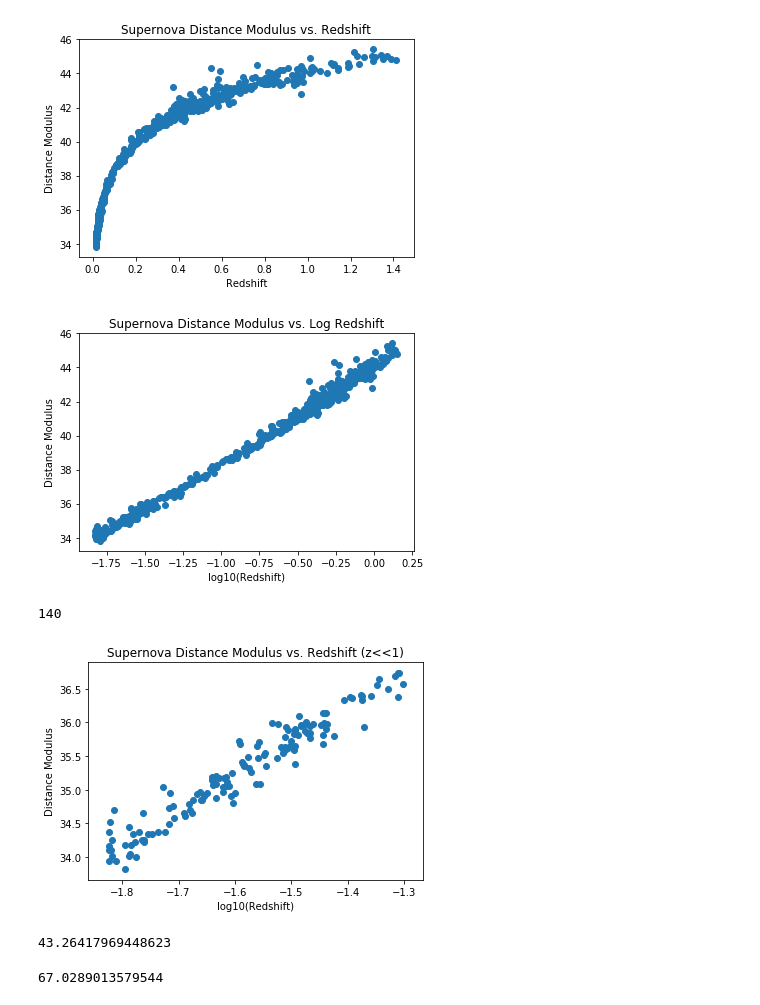
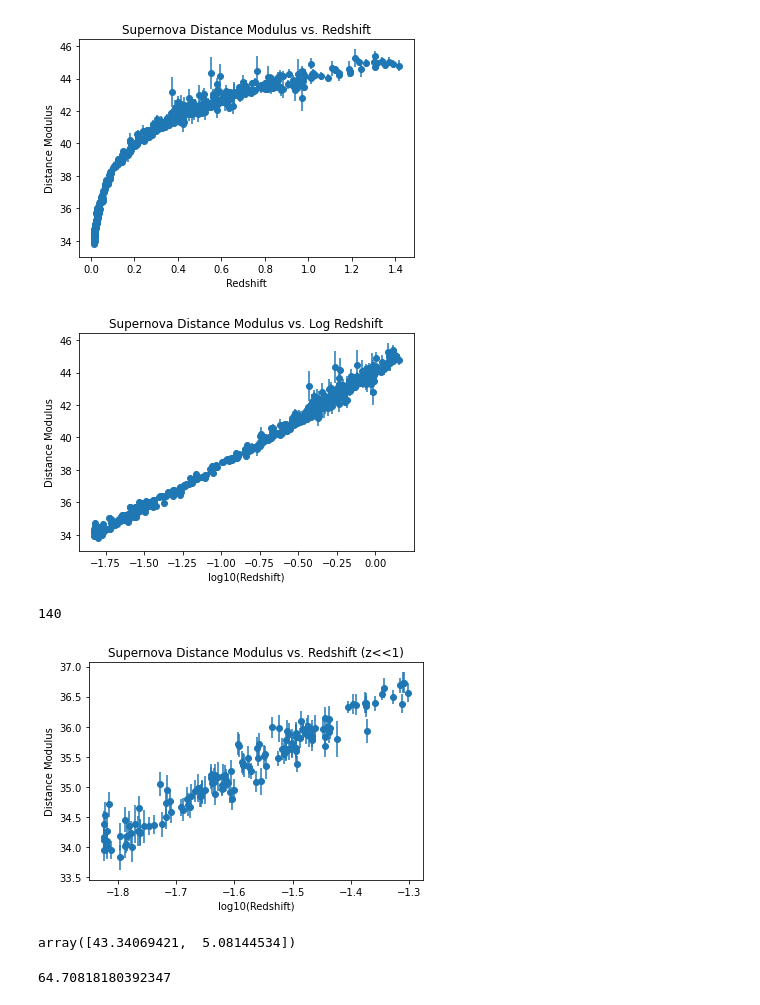
Before and after one commit to charlineshen/Constraining-Cosmological-Parameters-using-Supernovae, a Jupyter notebook: proj.ipynb, the cells around one changed output. Cells and saved outputs as stored; diff of their text form; code cells hidden in the pictures.

Commit message:
WLS and error bar

```diff
--- a/proj.ipynb
+++ b/proj.ipynb
@@ -6,44 +17,46 @@ from sklearn.linear_model import LinearRegression
 # %%
-sn_data = pd.read_csv("./data.txt", sep="\t", header=0)
-plt.scatter(sn_data["redshift"], sn_data["distance modulus"])
+plt.errorbar(sn_data["redshift"], sn_data["distance modulus"], yerr = sn_data["distance modulus error"], xerr=None, fmt='o')
 plt.xlabel('Redshift')
 plt.ylabel('Distance Modulus')
 plt.title('Supernova Distance Modulus vs. Redshift')
 plt.show()
 # %% [output]
-[figure, old version]
+[figure, new version]
 # %%
-plt.scatter(np.log10(sn_data["redshift"]), sn_data["distance modulus"])
+plt.errorbar(np.log10(sn_data["redshift"]), sn_data["distance modulus"], yerr = sn_data["distance modulus error"], xerr=None, fmt='o')
 plt.xlabel('log10(Redshift)')
 plt.ylabel('Distance Modulus')
 plt.title('Supernova Distance Modulus vs. Log Redshift')
 plt.show()
 # %% [output]
-[figure, old version]
+[figure, new version]
 # %%
 small_z_data = sn_data[sn_data["redshift"] < 0.05]
 print(len(small_z_data))
 # %% [output]
 140
 # %%
-plt.scatter(np.log10(small_z_data["redshift"]), small_z_data["distance modulus"])
+plt.errorbar(np.log10(small_z_data["redshift"]), small_z_data["distance modulus"], yerr = small_z_data["distance modulus error"], xerr=None, fmt='o')
 plt.xlabel('log10(Redshift)')
 plt.ylabel('Distance Modulus')
 plt.title('Supernova Distance Modulus vs. Redshift (z<<1)')
 plt.show()
 # %% [output]
-[figure, old version]
+[figure, new version]
 # %%
-H0_model = LinearRegression()
 X = np.array(np.log10(small_z_data["redshift"])).reshape(-1, 1)
+X = sm.add_constant(X) # add column of 1 for intercept
 y = np.array(small_z_data["distance modulus"])
 
-H0_model.fit(X, y)
-H0_model.intercept_
+# Weights for weighted least squares
+weights = 1 / np.array(small_z_data["distance modulus error"]) ** 2
+
+H0_model = sm.WLS(y, X, weights=weights).fit()
+H0_model.params
 # %% [output]
-43.26417969448623
+array([43.34069421,  5.08144534])
 # %%
-H0 = 70 * 10**((H0_model.intercept_ - 43.17) / (-5.0))
+H0 = 70 * 10**((H0_model.params[0] - 43.17) / (-5.0))
 H0
 # %% [output]
-67.0289013579544
+64.70818180392347
```
Also changed, not shown: parts of 2 cells of this notebook.
